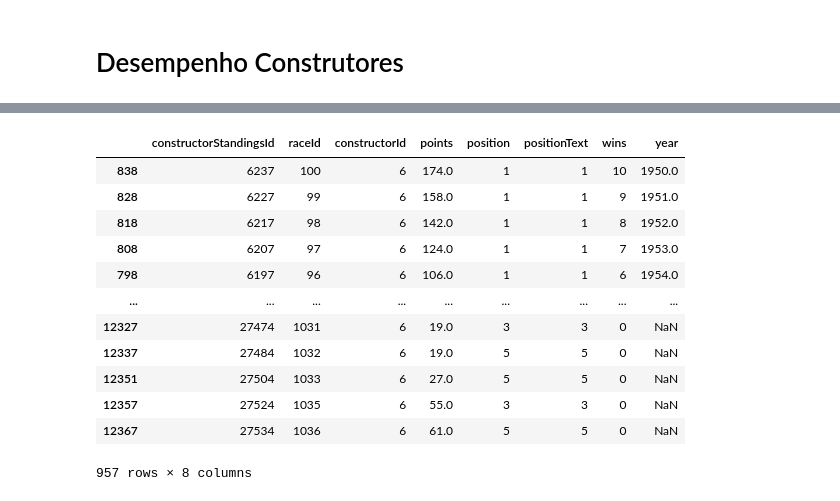
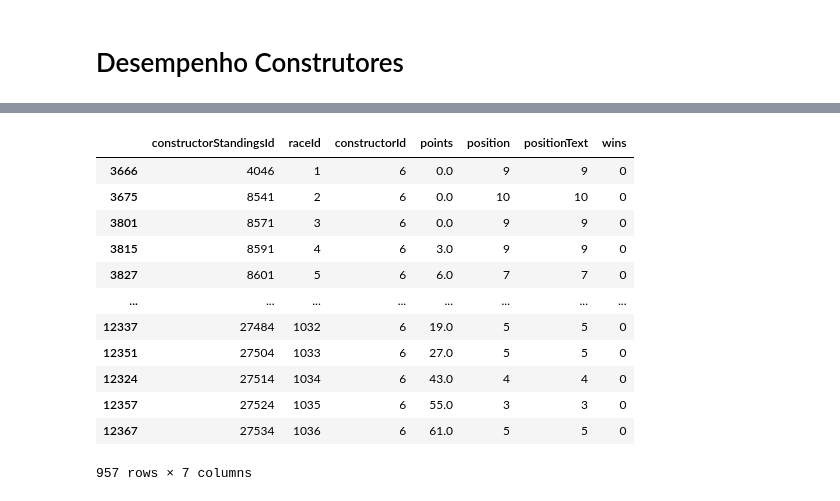
Before and after one commit to cdbm/F1DataAnalysis, a Jupyter notebook: data.ipynb, the cells around one changed output, grey strips where cells are left out. Drawn from its saved outputs; the diff is of its cells as text; code cells hidden in the pictures.

```diff
--- a/data.ipynb
+++ b/data.ipynb
@@ -73,0 +141,2 @@ constructors.groupby(['nationality']).agg(['count'])['constructorRef'].sort_valu
+# %%
+constructor_standings["positionText"] = constructor_standings["positionText"].astype("category")
@@ -98,20 +166,19 @@ constructor_standings.head()
 # %%
-constructor_standings['year'] = races['year']
 ferrari_standings=constructor_standings[constructor_standings.constructorId == 6]
-ferrari_standings.sort_values(by="year")
+ferrari_standings.sort_values(by="raceId")
 # %% [output]
-|  | constructorStandingsId | raceId | constructorId | points | position | positionText | wins | year |
-| 838 | 6237 | 100 | 6 | 174.0 | 1 | 1 | 10 | 1950.0 |
-| 828 | 6227 | 99 | 6 | 158.0 | 1 | 1 | 9 | 1951.0 |
-| 818 | 6217 | 98 | 6 | 142.0 | 1 | 1 | 8 | 1952.0 |
-| 808 | 6207 | 97 | 6 | 124.0 | 1 | 1 | 7 | 1953.0 |
-| 798 | 6197 | 96 | 6 | 106.0 | 1 | 1 | 6 | 1954.0 |
-| ... | ... | ... | ... | ... | ... | ... | ... | ... |
-| 12327 | 27474 | 1031 | 6 | 19.0 | 3 | 3 | 0 | NaN |
-| 12337 | 27484 | 1032 | 6 | 19.0 | 5 | 5 | 0 | NaN |
-| 12351 | 27504 | 1033 | 6 | 27.0 | 5 | 5 | 0 | NaN |
-| 12357 | 27524 | 1035 | 6 | 55.0 | 3 | 3 | 0 | NaN |
-| 12367 | 27534 | 1036 | 6 | 61.0 | 5 | 5 | 0 | NaN |
+|  | constructorStandingsId | raceId | constructorId | points | position | positionText | wins |
+| 3666 | 4046 | 1 | 6 | 0.0 | 9 | 9 | 0 |
+| 3675 | 8541 | 2 | 6 | 0.0 | 10 | 10 | 0 |
+| 3801 | 8571 | 3 | 6 | 0.0 | 9 | 9 | 0 |
+| 3815 | 8591 | 4 | 6 | 3.0 | 9 | 9 | 0 |
+| 3827 | 8601 | 5 | 6 | 6.0 | 7 | 7 | 0 |
+| ... | ... | ... | ... | ... | ... | ... | ... |
+| 12337 | 27484 | 1032 | 6 | 19.0 | 5 | 5 | 0 |
+| 12351 | 27504 | 1033 | 6 | 27.0 | 5 | 5 | 0 |
+| 12324 | 27514 | 1034 | 6 | 43.0 | 4 | 4 | 0 |
+| 12357 | 27524 | 1035 | 6 | 55.0 | 3 | 3 | 0 |
+| 12367 | 27534 | 1036 | 6 | 61.0 | 5 | 5 | 0 |
-957 rows × 8 columns
+957 rows × 7 columns
 # %%
 races.sort_values(by='year')
```
Also changed, not shown: parts of 57 cells of this notebook.
